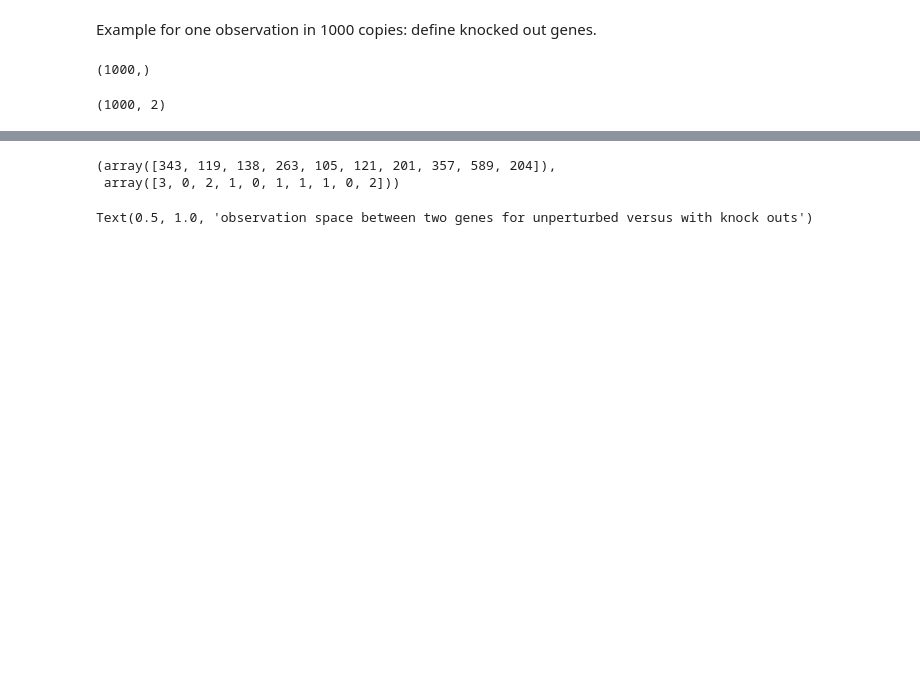
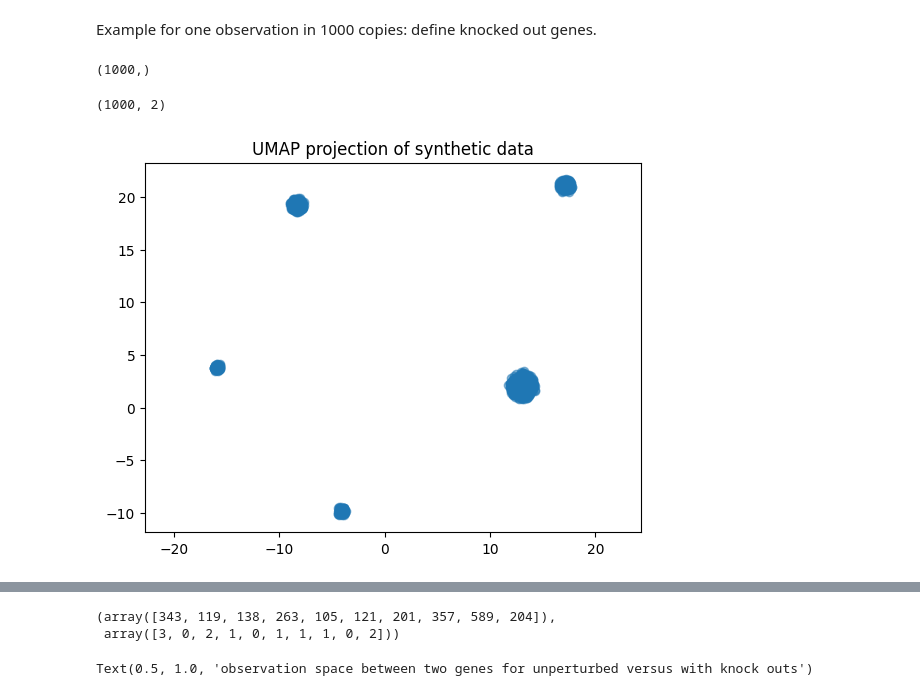
Before and after one commit to erialc-cal/cpa, a Jupyter notebook: Claire_simulations.ipynb, the cells around one changed output, grey strips where cells are left out. Cells and saved outputs as stored; diff of their text form; code cells hidden in the pictures; blank space fills up the shorter version.

```diff
--- a/Claire_simulations.ipynb
+++ b/Claire_simulations.ipynb
@@ -166,10 +165,20 @@ X_d = np.array([poisson_lognormal(B_d@Z) for i in range(1000)])
 # %%
 reducer = umap.UMAP()
-scaled_X_d = StandardScaler().fit_transform(X_d)
+scaled_X_d = StandardScaler().fit_transform((B_d@Z).reshape(-1,1))
 embedding_d = reducer.fit_transform(scaled_X_d)
 embedding_d.shape
 # %% [output]
 (1000, 2)
+# %%
+plt.scatter(
+    embedding_d[:, 0],
+    embedding_d[:, 1],
+    alpha=0.5
+    )
+plt.gca().set_aspect('equal', 'datalim')
+plt.title('UMAP projection of synthetic data', fontsize=12);
+# %% [output]
+[figure, added]
 # %%
 import seaborn as sns
 plt.figure(figsize=(10,5))
```
Also changed, not shown: parts of 13 cells of this notebook.
